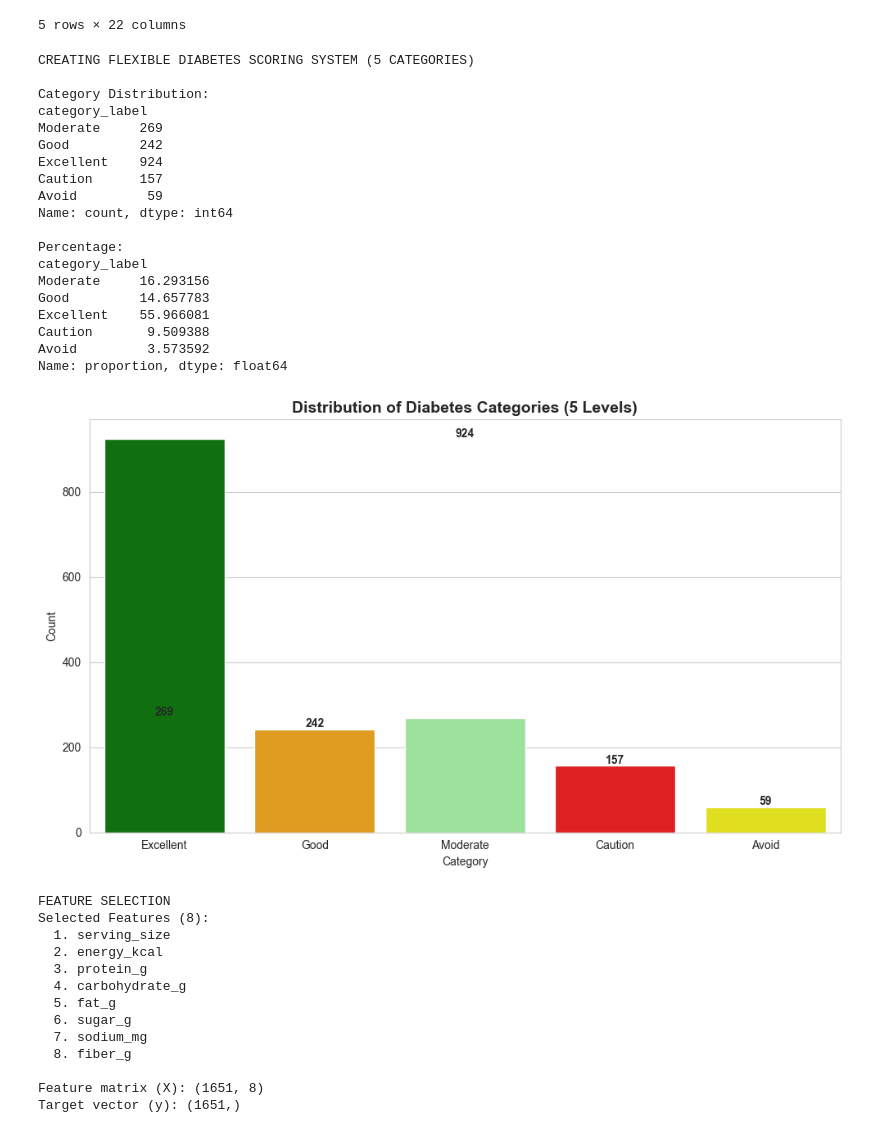
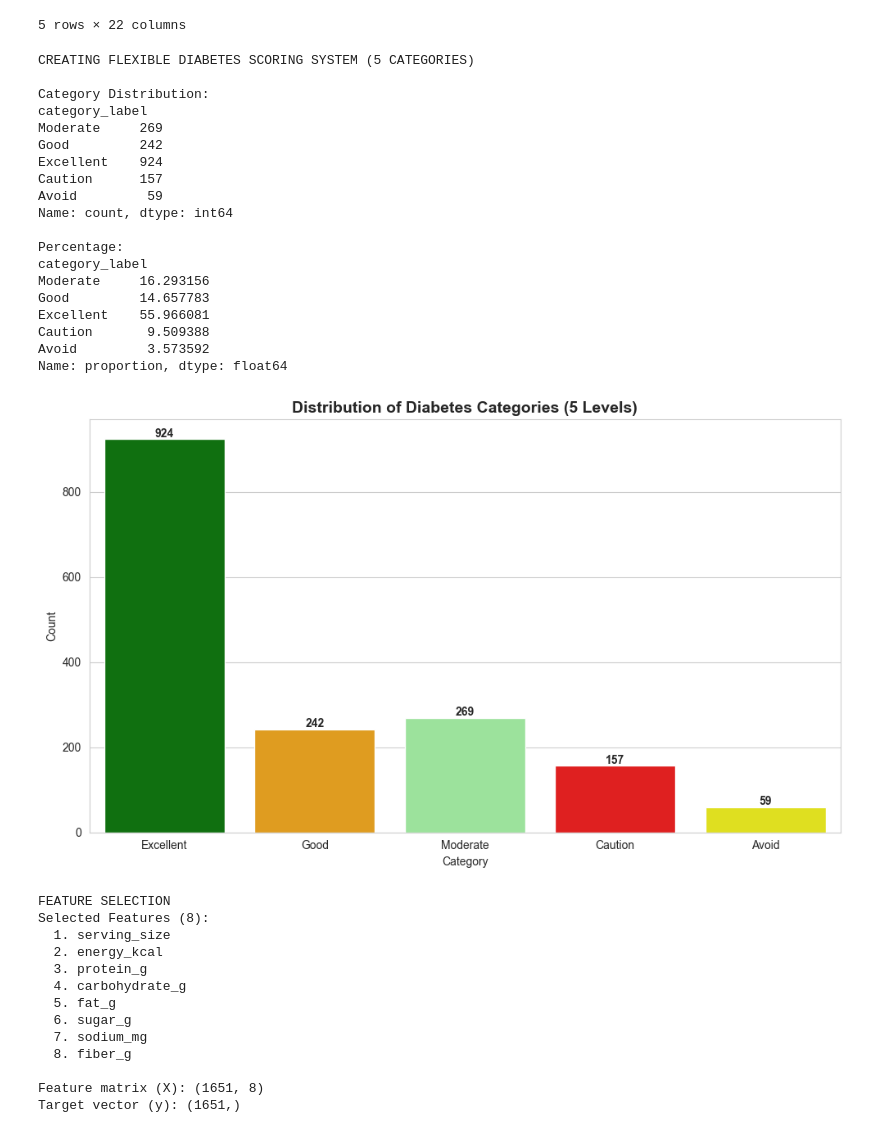
Before and after one commit to AlphaIsYour/health-aware-food-classifier, a Jupyter notebook: food_classifier.ipynb, the cells around one changed output. Cells and saved outputs as stored; diff of their text form; code cells hidden in the pictures.

```diff
--- a/food_classifier.ipynb
+++ b/food_classifier.ipynb
@@ -144,36 +144,41 @@ print(df['category_label'].value_counts(normalize=True).sort_index(ascending=Fal
 plt.figure(figsize=(10, 6))
 sns.countplot(data=df, x='category_label', hue='category_label',
               order=['Excellent', 'Good', 'Moderate', 'Caution', 'Avoid'],
               palette=['green', 'lightgreen', 'yellow', 'orange', 'red'],
               legend=False)
 plt.title('Distribution of Diabetes Categories (5 Levels)', fontweight='bold', fontsize=14)
 plt.xlabel('Category')
 plt.ylabel('Count')
-for i, v in enumerate(df['category_label'].value_counts().sort_index(ascending=False).values):
-    plt.text(i, v + 5, str(v), ha='center', fontweight='bold')
+
+# FIX: Hitung count sesuai urutan yang benar
+ordered_counts = df['category_label'].value_counts()
+for i, category in enumerate(['Excellent', 'Good', 'Moderate', 'Caution', 'Avoid']):
+    count = ordered_counts.get(category, 0)
+    plt.text(i, count + 5, str(count), ha='center', fontweight='bold')
+
 plt.tight_layout()
 plt.show()
 # %% [output]
 CREATING FLEXIBLE DIABETES SCORING SYSTEM (5 CATEGORIES)
 
 Category Distribution:
 category_label
 Moderate     269
 Good         242
 Excellent    924
 Caution      157
 Avoid         59
 Name: count, dtype: int64
 
 Percentage:
 category_label
 Moderate     16.293156
 Good         14.657783
 Excellent    55.966081
 Caution       9.509388
 Avoid         3.573592
 Name: proportion, dtype: float64
-[figure, old version]
+[figure, new version]
 # %%
 # step keempat - feature section
 
```
Also changed, not shown: 1 other file.
